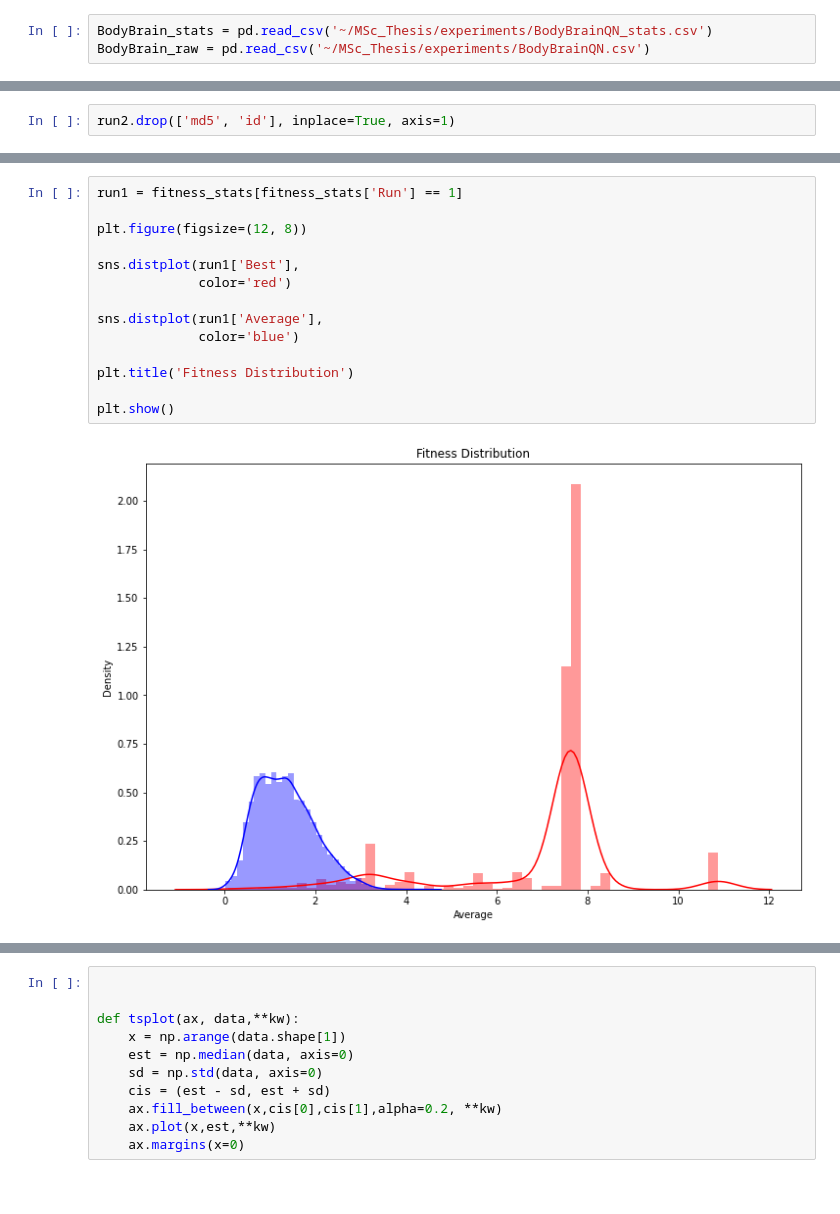
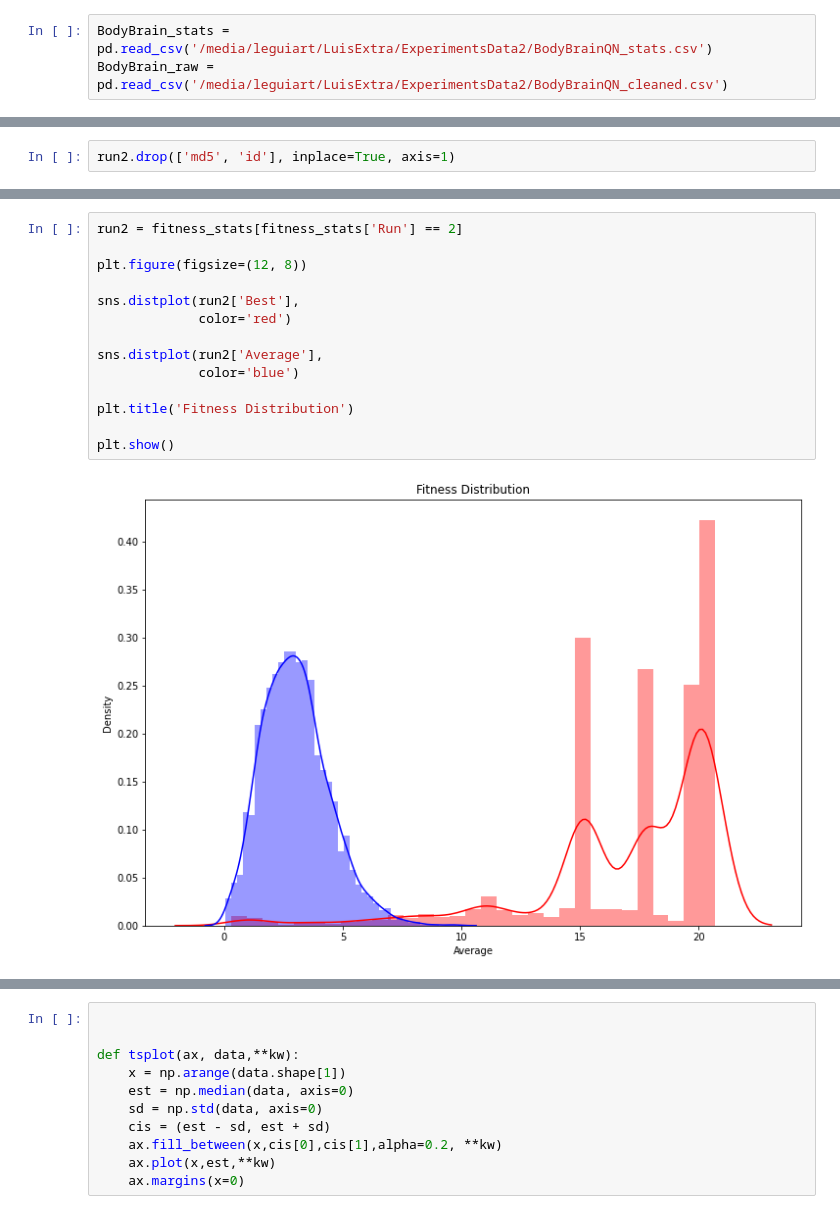
Before and after one commit to leguiart/MSc_Thesis, a Jupyter notebook: experiments/Analytics/ResultsAnalysisDescriptive.ipynb, the cells around one changed output, grey strips where cells are left out. Drawn from its saved outputs; the diff is of its cells as text.

```diff
--- a/experiments/Analytics/ResultsAnalysisDescriptive.ipynb
+++ b/experiments/Analytics/ResultsAnalysisDescriptive.ipynb
@@ -27,5 +27,5 @@ Requirement already satisfied: cycler>=0.10 in /home/leguiart/miniconda3/lib/pyt
 Requirement already satisfied: pytz>=2017.3 in /home/leguiart/miniconda3/lib/python3.8/site-packages (from pandas>=0.23->seaborn) (2021.1)
 Requirement already satisfied: six>=1.5 in /home/leguiart/miniconda3/lib/python3.8/site-packages (from python-dateutil>=2.1->matplotlib>=2.2->seaborn) (1.16.0)
 # %%
-BodyBrain_stats = pd.read_csv('~/MSc_Thesis/experiments/BodyBrainQN_stats.csv')
-BodyBrain_raw = pd.read_csv('~/MSc_Thesis/experiments/BodyBrainQN.csv')
+BodyBrain_stats = pd.read_csv('/media/leguiart/LuisExtra/ExperimentsData2/BodyBrainQN_stats.csv')
+BodyBrain_raw = pd.read_csv('/media/leguiart/LuisExtra/ExperimentsData2/BodyBrainQN_cleaned.csv')
@@ -244,19 +232,19 @@ fitness_stats.head(10)
 # %%
-run1 = fitness_stats[fitness_stats['Run'] == 1]
+run2 = fitness_stats[fitness_stats['Run'] == 2]
 
 plt.figure(figsize=(12, 8))
 
-sns.distplot(run1['Best'],
+sns.distplot(run2['Best'],
              color='red')
 
-sns.distplot(run1['Average'],
+sns.distplot(run2['Average'],
              color='blue')
 
 plt.title('Fitness Distribution')
 
 plt.show()
 # %% [output]
-[figure, old version]
+[figure, new version]
 # %%
 run1.plot(x='Generation', y='Best',
                     figsize=(12, 8), color='brown')
```
Also changed, not shown: parts of 19 cells of this notebook, 9 other files.
